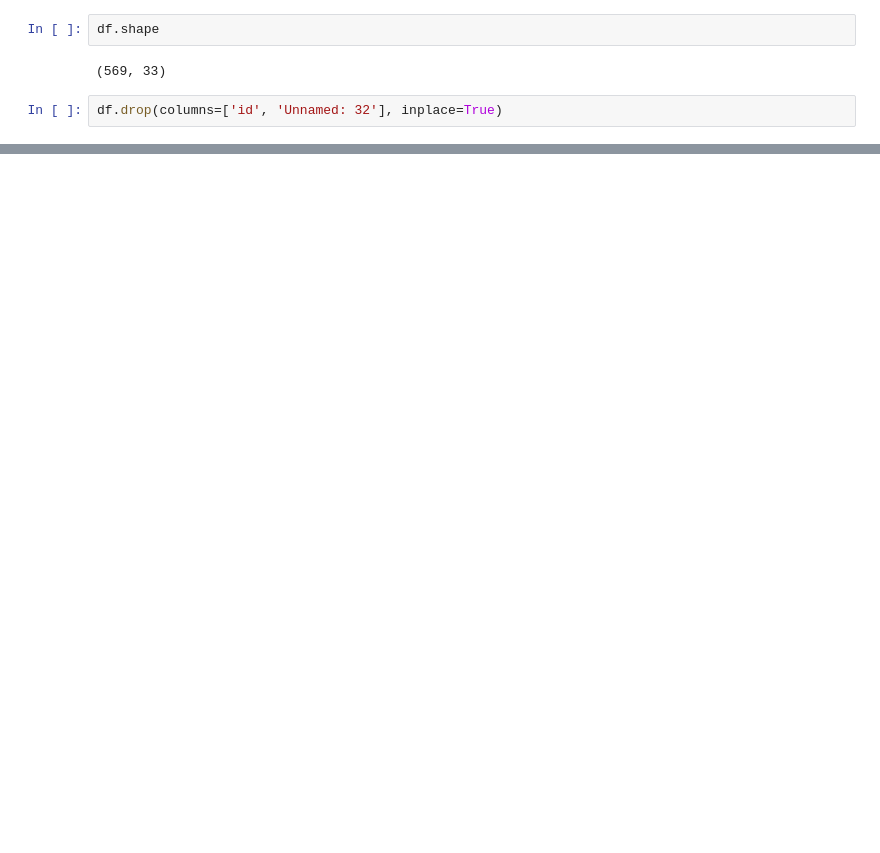
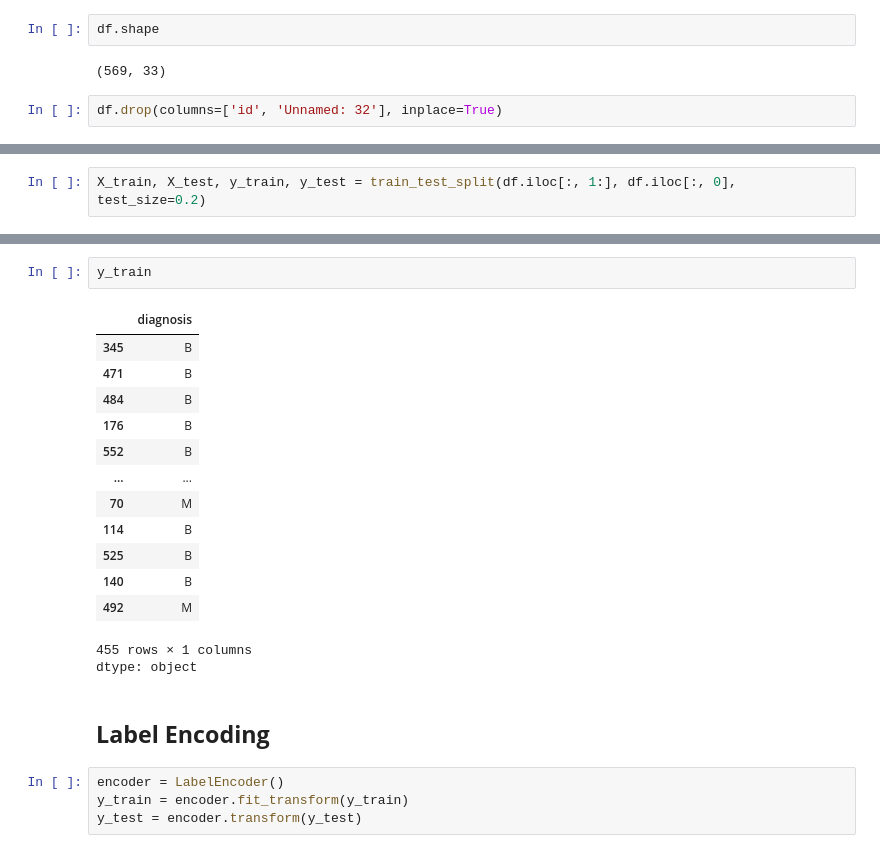
Before and after one commit to JuhilSangani/PyTorch-Training-Pipeline, a Jupyter notebook: PyTorch_Training_Pipeline.ipynb, the cells around one changed output, grey strips where cells are left out. Cells and saved outputs as stored; diff of their text form; blank space fills up the shorter version.

Commit message:
Add files via upload
Scaling and encoding

```diff
--- a/PyTorch_Training_Pipeline.ipynb
+++ b/PyTorch_Training_Pipeline.ipynb
@@ -32,0 +39,2 @@ df.head()
+# %%
+X_train, X_test, y_train, y_test = train_test_split(df.iloc[:, 1:], df.iloc[:, 0], test_size=0.2)
@@ -32,0 +63,23 @@ df.head()
+# %%
+y_train
+# %% [output]
+|  | diagnosis |
+| 345 | B |
+| 471 | B |
+| 484 | B |
+| 176 | B |
+| 552 | B |
+| ... | ... |
+| 70 | M |
+| 114 | B |
+| 525 | B |
+| 140 | B |
+| 492 | M |
+455 rows × 1 columns
+dtype: object
+# %% [markdown]
+## **Label Encoding**
+# %%
+encoder = LabelEncoder()
+y_train = encoder.fit_transform(y_train)
+y_test = encoder.transform(y_test)
```
Also changed, not shown: parts of 13 cells of this notebook.
